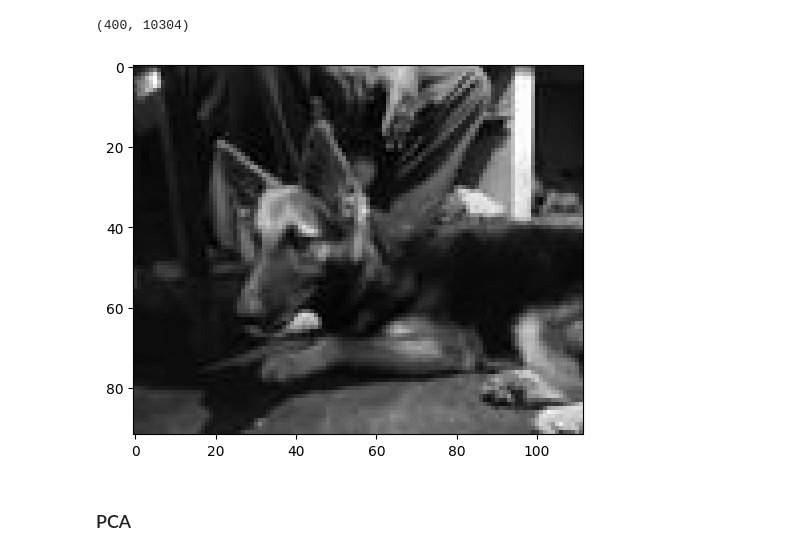
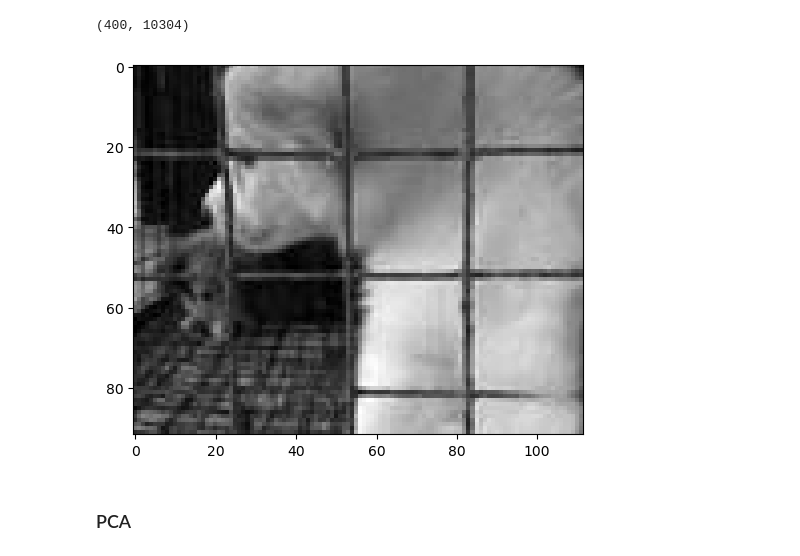
Before and after one commit to iZarrios/face-recognition, a Jupyter notebook: Eigenfaces Notebook.ipynb, the cells around one changed output. Cells and saved outputs as stored; diff of their text form; code cells hidden in the pictures.

```diff
--- a/Eigenfaces Notebook.ipynb
+++ b/Eigenfaces Notebook.ipynb
@@ -346,8 +350,8 @@ print(faces.shape)
 
 data = np.append(non_faces, faces, axis=0)
 print(data.shape)
-d2 = data[:, :10304]
-y2 = data[:,10304]
+d2 = data[:, :N]
+y2 = data[:,N]
 
 print(d2.shape)
 print(y2.shape)
@@ -368,13 +372,13 @@ print(d2_train.shape)
 # %% [output]
 (400, 10304)
 # %%
-img = d2_train[48]
+img = d2_train[66]
 img = np.reshape(img, (92, 112))
 
 plt.imshow(img, cmap='gray')
 plt.show()
 # %% [output]
-[figure, old version]
+[figure, new version]
 # %% [markdown]
 ### PCA
 # %%
```
Also changed, not shown: parts of 14 cells of this notebook, 1 other file.
